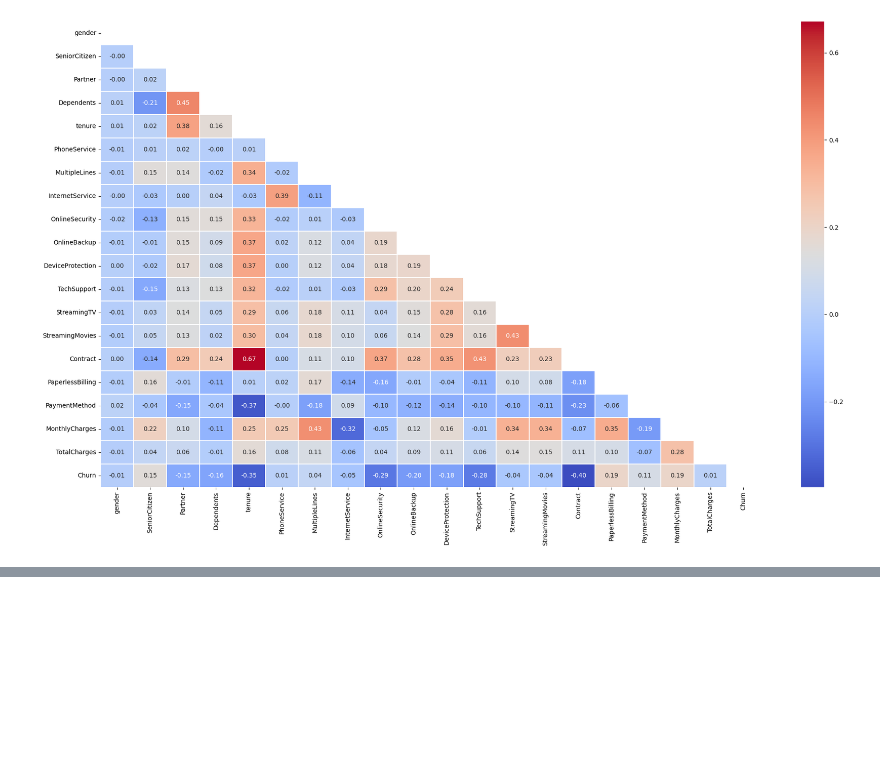
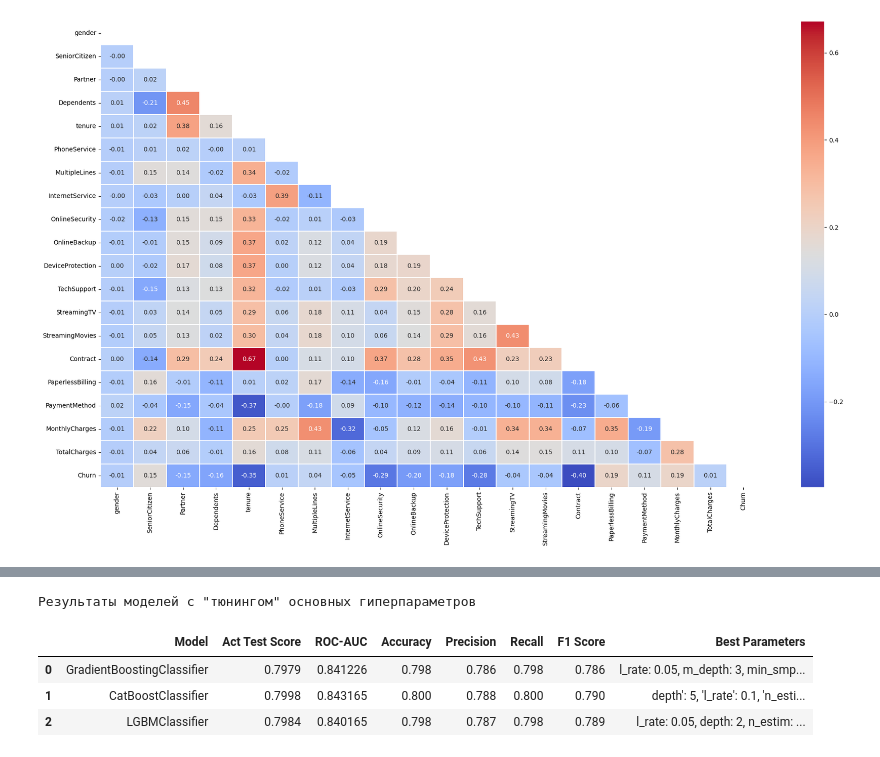
Before and after one commit to nmzaki/OTUS-ML-PRO-2024-10, a Jupyter notebook: homework-1/homework-1.ipynb, the cells around one changed output, grey strips where cells are left out. Saved outputs shown, nothing was run; the diff lists cells and outputs as text; code cells hidden in the pictures; blank space fills up the shorter version.

```diff
--- a/homework-1/homework-1.ipynb
+++ b/homework-1/homework-1.ipynb
@@ -536,0 +450,55 @@ np.max(quals_lgbm_test)
+# %%
+pd.set_option('display.max_colwidth', None)
+data = {
+    "Model": [
+        "GradientBoostingClassifier",
+        "CatBoostClassifier",
+        "LGBMClassifier"
+    ],
+    "Act Test Score": [
+        0.7979,
+        0.7998,
+        0.7984
+    ],
+    "ROC-AUC": [
+        0.8412260874359115,
+        0.8431648198173365,
+        0.8401648381939467
+    ],
+    "Accuracy": [
+        0.798,
+        0.800,
+        0.798
+    ],
+    "Precision": [
+        0.786,
+        0.788,
+        0.787
+    ],
+    "Recall": [
+        0.798,
+        0.800,
+        0.798
+    ],
+    "F1 Score": [
+        0.786,
+        0.790,
+        0.789
+    ],
+    "Best Parameters": [
+        "l_rate: 0.05, m_depth: 3, min_smpl_splt: 7, n_estim': 100",
+        "depth': 5, 'l_rate': 0.1, 'n_estim': 50",
+        "l_rate: 0.05, depth: 2, n_estim: 300, subsample: 0.5"
+    ],
+}
+
+
+results_df = pd.DataFrame(data)
+print('Результаты моделей с "тюнингом" основных гиперпараметров')
+results_df
+# %% [output]
+Результаты моделей с "тюнингом" основных гиперпараметров
+|  | Model | Act Test Score | ROC-AUC | Accuracy | Precision | Recall | F1 Score | Best Parameters |
+| 0 | GradientBoostingClassifier | 0.7979 | 0.841226 | 0.798 | 0.786 | 0.798 | 0.786 | l_rate: 0.05, m_depth: 3, min_smp... |
+| 1 | CatBoostClassifier | 0.7998 | 0.843165 | 0.800 | 0.788 | 0.800 | 0.790 | depth': 5, 'l_rate': 0.1, 'n_esti... |
+| 2 | LGBMClassifier | 0.7984 | 0.840165 | 0.798 | 0.787 | 0.798 | 0.789 | l_rate: 0.05, depth: 2, n_estim: ... |
```
Also changed, not shown: parts of 34 cells of this notebook.
